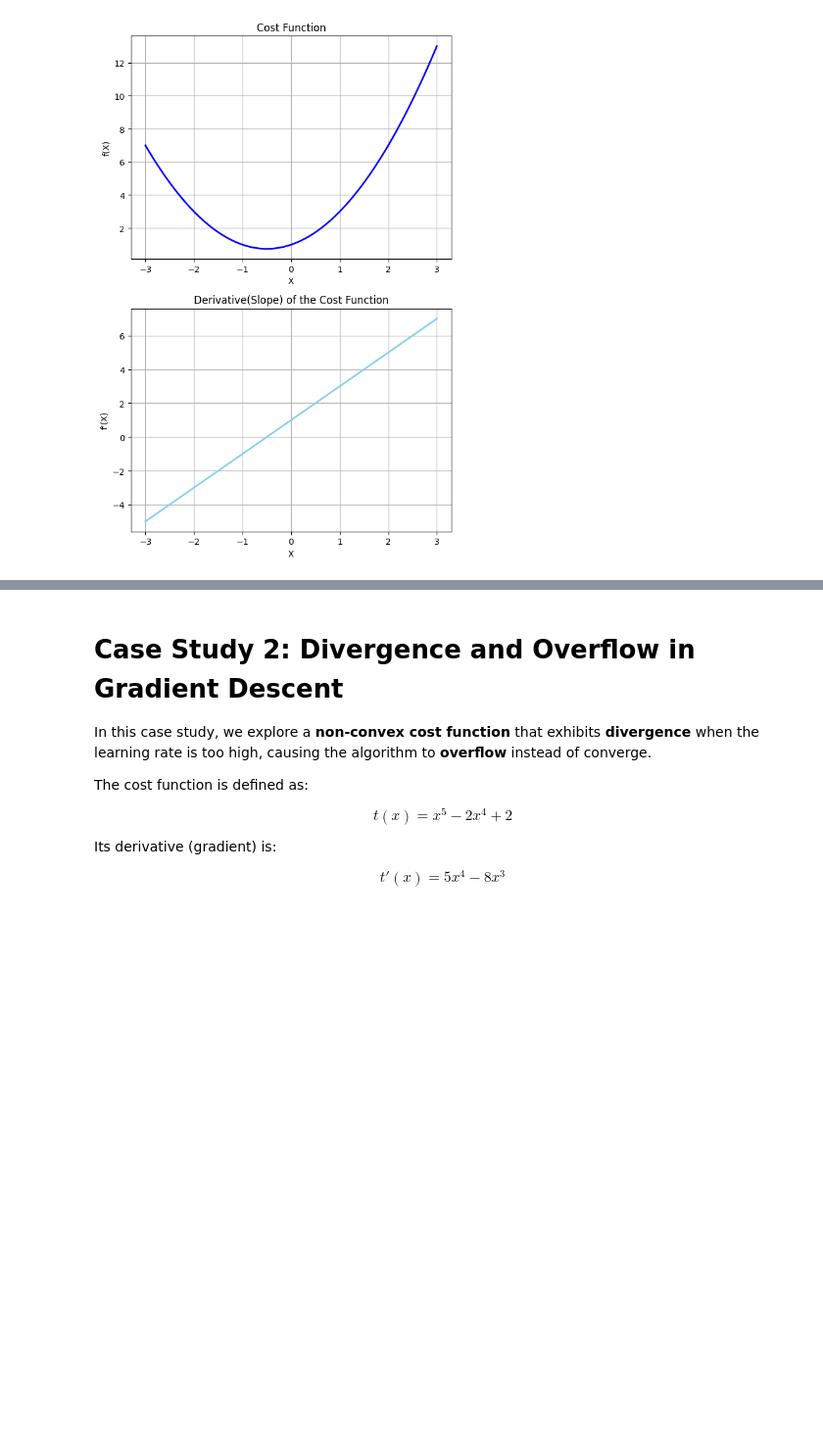
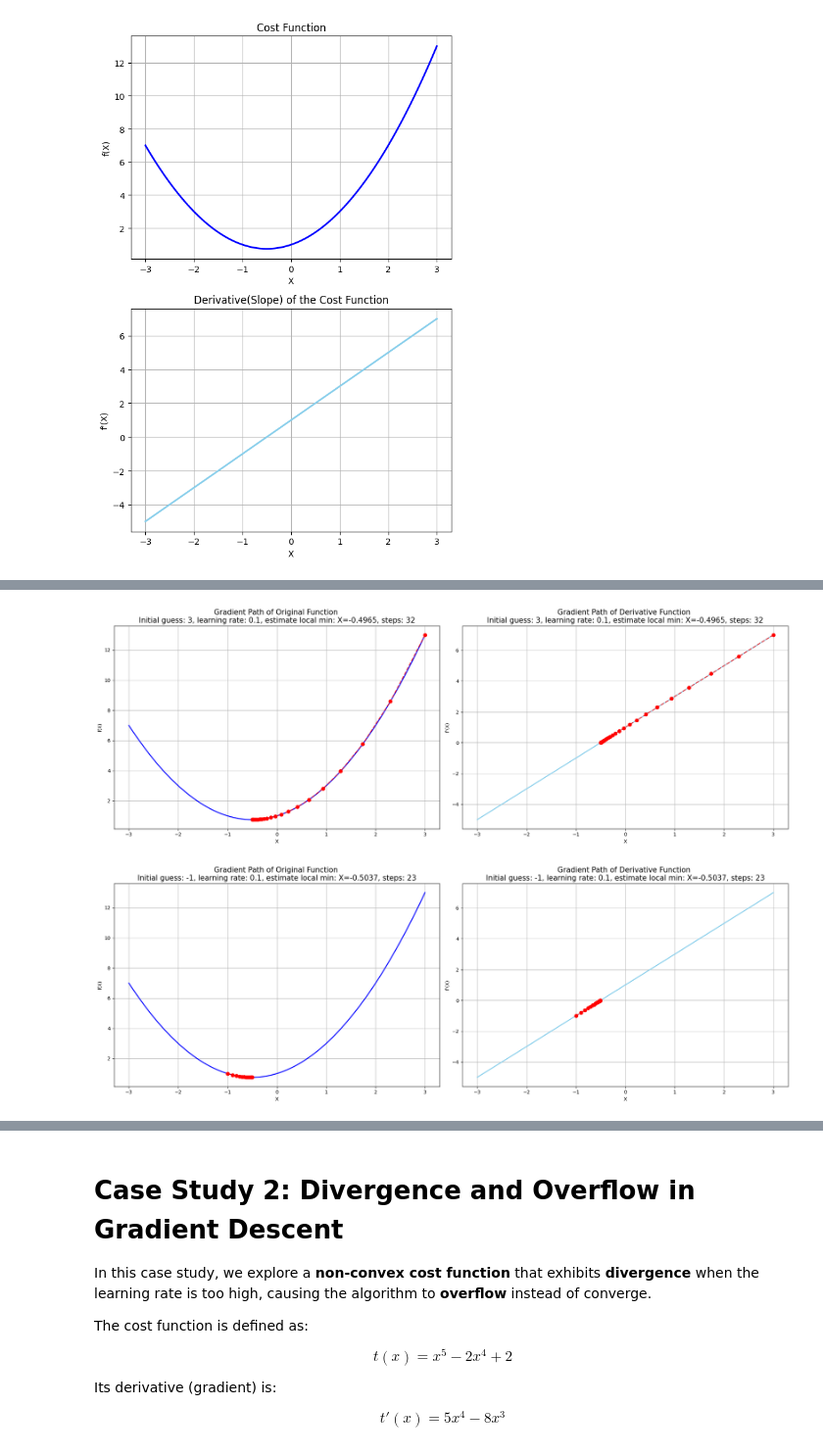
Before and after one commit to alextianyf/Gradient-Descent-Insights-into-Behavior-and-Optimization-Challenges, a Jupyter notebook: discussion.ipynb, the cells around one changed output, grey strips where cells are left out. Shown at 98% size. Saved outputs shown, nothing was run; the diff lists cells and outputs as text; code cells hidden in the pictures; blank space fills up the shorter version.

Commit message:
module function

```diff
--- a/discussion.ipynb
+++ b/discussion.ipynb
@@ -143,33 +143,3 @@ def df(x):
 plot_cost_and_derivative(f, df)
 # %% [output]
 [figure]
-# %%
-# Initialize
-iteration = 0
-x_list = []
-slope_list = []
-
-# Gradient descent function with iteration tracking
-def gradient_descent(start_x, learning_rate=0.1, precision=1e-5):
-    x_list = [start_x]
-    slope_list = [df(start_x)]
-    new_x = start_x
-    iteration = 0
-
-    while True:
-        prev_x = new_x
-        grad = df(prev_x)
-        new_x = prev_x - learning_rate * grad
-
-        x_list.append(new_x)
-        slope_list.append(df(new_x))
-        iteration += 1
-
-        if abs(new_x - prev_x) < precision:
-            break
-
-    return x_list, slope_list, iteration
-
-# Run gradient descent from two starting points
-x_list_A, slope_list_A, iter_A = gradient_descent(start_x=3)
-x_list_B, slope_list_B, iter_B = gradient_descent(start_x=-1)
@@ -227,3 +146,14 @@ plt.show()
+# %%
+x_range = np.linspace(-3, 3, 100)
+
+local_min_f1, x_list_f1, slope_list_f1, iter_f1 = gradient_descent(derivative_func=df, initial_guess=3, learning_rate=0.1)
+local_min_f2, x_list_f2, slope_list_f2, iter_f2 = gradient_descent(derivative_func=df, initial_guess=-1, learning_rate=0.1)
+
+plot_gradient_descent_trajectories(f, df, x_list_f1, slope_list_f1, x_range, 3, iter_f1, local_min_f1, learning_rate=0.1)
+plot_gradient_descent_trajectories(f, df, x_list_f2, slope_list_f2, x_range, -1, iter_f2, local_min_f2, learning_rate=0.1)
+# %% [output]
+[figure, added]
+[figure, added]
 # %% [markdown]
 ### Observation
 
```
Also changed, not shown: parts of 14 cells of this notebook, 2 other files.
